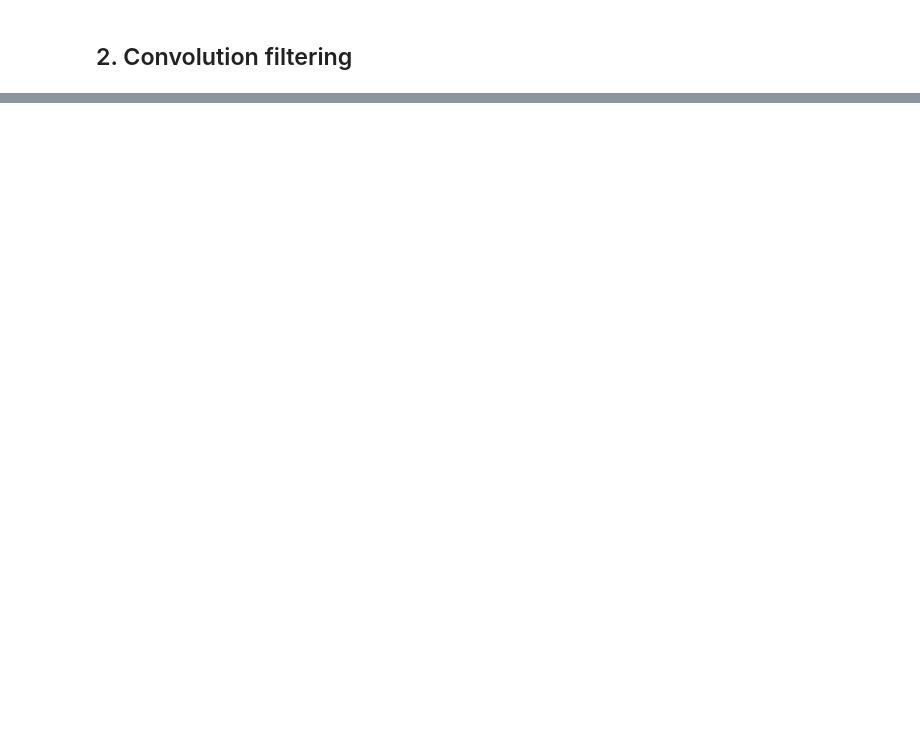
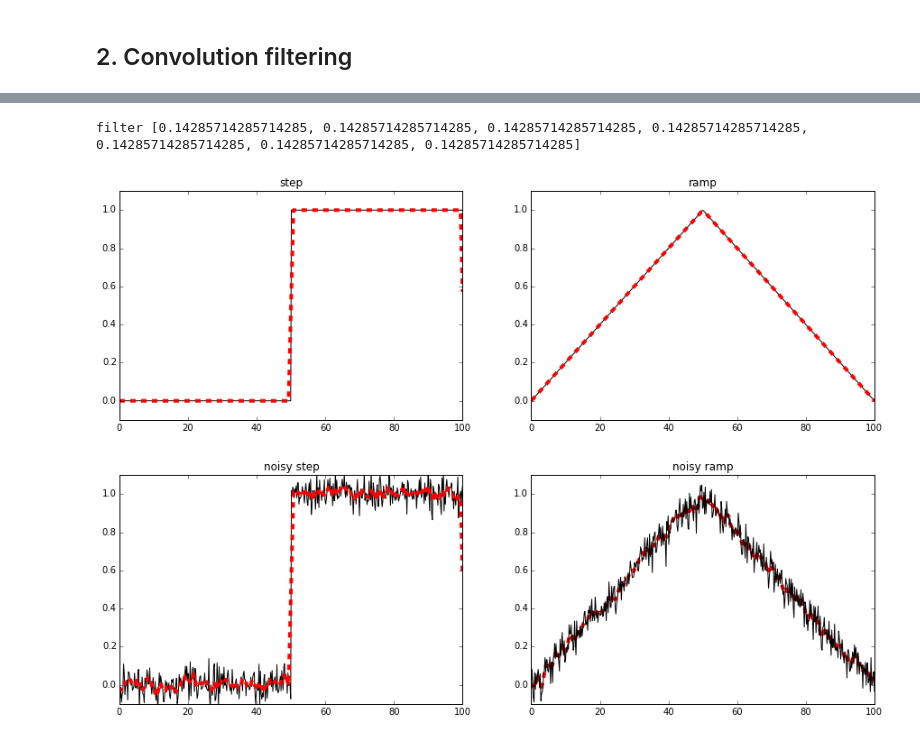
Before and after one commit to profLewis/geog2021, a Jupyter notebook: SpatialFiltering.ipynb, the cells around one changed output, grey strips where cells are left out. Drawn from its saved outputs; the diff is of its cells as text; code cells hidden in the pictures; blank space fills up the shorter version.

```diff
--- a/SpatialFiltering.ipynb
+++ b/SpatialFiltering.ipynb
@@ -383,0 +183,6 @@ In particular, we have learned about:
+# %%
+run python/protoLow.py
+# %% [output]
+filter [0.14285714285714285, 0.14285714285714285, 0.14285714285714285, 0.14285714285714285, 0.14285714285714285, 0.14285714285714285, 0.14285714285714285]
+[figure, added]
+[figure, added]
```
Also changed, not shown: parts of 46 cells of this notebook, 7 other files.
